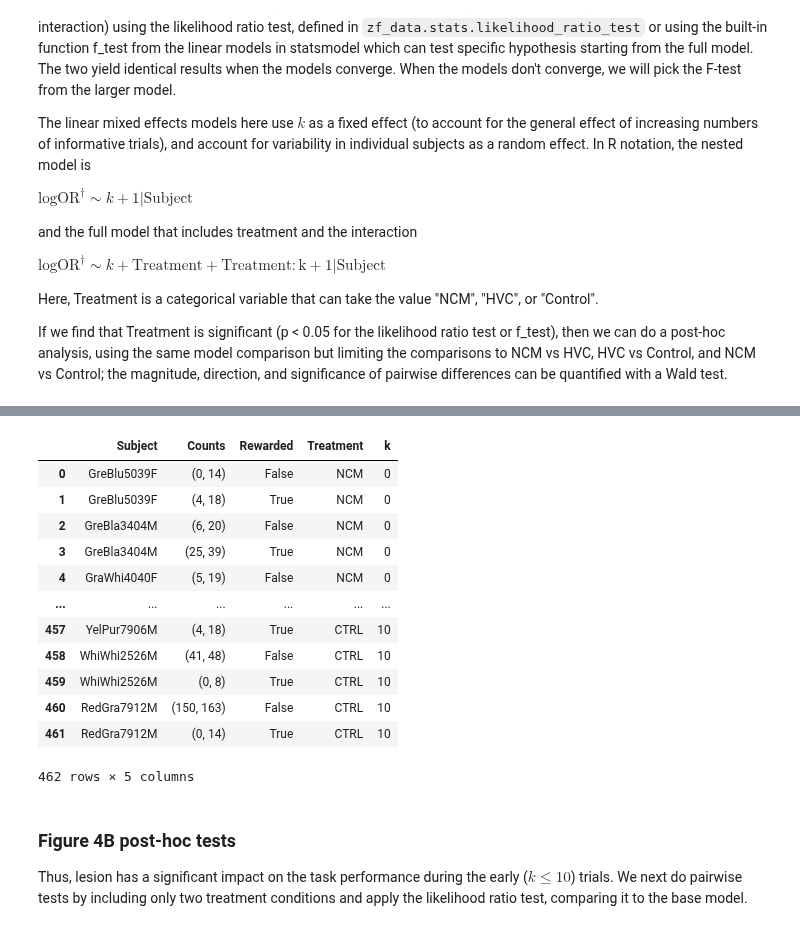
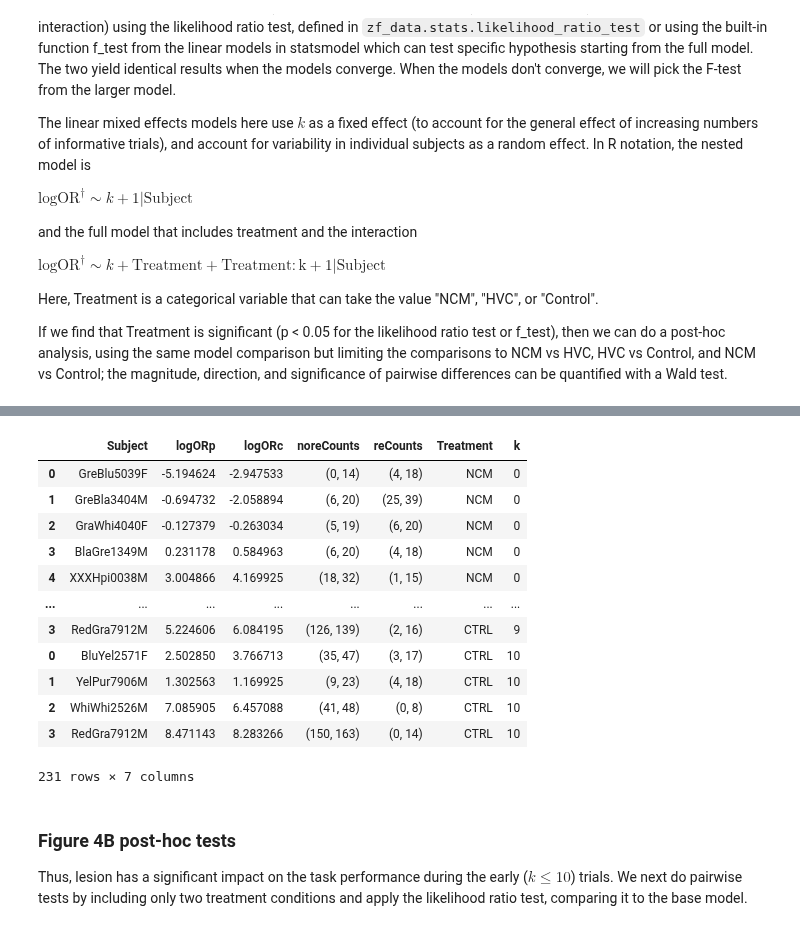
Before and after one commit to theunissenlab/zebra-finch-memory-lesions, a Jupyter notebook: paper_notebooks/1_Main_Analysis.ipynb, the cells around one changed output, grey strips where cells are left out. Drawn from its saved outputs; the diff is of its cells as text; code cells hidden in the pictures.

```diff
--- a/paper_notebooks/1_Main_Analysis.ipynb
+++ b/paper_notebooks/1_Main_Analysis.ipynb
@@ -1298,21 +1319,21 @@ Result:
+# %%
+learning_curve_logors
+# %% [output]
+|  | Subject | logORp | logORc | noreCounts | reCounts | Treatment | k |
+| 0 | GreBlu5039F | -5.194624 | -2.947533 | (0, 14) | (4, 18) | NCM | 0 |
+| 1 | GreBla3404M | -0.694732 | -2.058894 | (6, 20) | (25, 39) | NCM | 0 |
+| 2 | GraWhi4040F | -0.127379 | -0.263034 | (5, 19) | (6, 20) | NCM | 0 |
+| 3 | BlaGre1349M | 0.231178 | 0.584963 | (6, 20) | (4, 18) | NCM | 0 |
+| 4 | XXXHpi0038M | 3.004866 | 4.169925 | (18, 32) | (1, 15) | NCM | 0 |
+| ... | ... | ... | ... | ... | ... | ... | ... |
+| 3 | RedGra7912M | 5.224606 | 6.084195 | (126, 139) | (2, 16) | CTRL | 9 |
+| 0 | BluYel2571F | 2.502850 | 3.766713 | (35, 47) | (3, 17) | CTRL | 10 |
+| 1 | YelPur7906M | 1.302563 | 1.169925 | (9, 23) | (4, 18) | CTRL | 10 |
+| 2 | WhiWhi2526M | 7.085905 | 6.457088 | (41, 48) | (0, 8) | CTRL | 10 |
+| 3 | RedGra7912M | 8.471143 | 8.283266 | (150, 163) | (0, 14) | CTRL | 10 |
+231 rows × 7 columns
 # %%
 learning_curve_counts.to_csv('data/behavior/fig5Count.csv')
-# %%
-learning_curve_counts
-# %% [output]
-|  | Subject | Counts | Rewarded | Treatment | k |
-| 0 | GreBlu5039F | (0, 14) | False | NCM | 0 |
-| 1 | GreBlu5039F | (4, 18) | True | NCM | 0 |
-| 2 | GreBla3404M | (6, 20) | False | NCM | 0 |
-| 3 | GreBla3404M | (25, 39) | True | NCM | 0 |
-| 4 | GraWhi4040F | (5, 19) | False | NCM | 0 |
-| ... | ... | ... | ... | ... | ... |
-| 457 | YelPur7906M | (4, 18) | True | CTRL | 10 |
-| 458 | WhiWhi2526M | (41, 48) | False | CTRL | 10 |
-| 459 | WhiWhi2526M | (0, 8) | True | CTRL | 10 |
-| 460 | RedGra7912M | (150, 163) | False | CTRL | 10 |
-| 461 | RedGra7912M | (0, 14) | True | CTRL | 10 |
-462 rows × 5 columns
 # %%
 # This figure is not part of the paper
 # Just to visualize the data we are fitting to investigate the non-convergence
```
Also changed, not shown: parts of 6 cells of this notebook, 1 other file.
